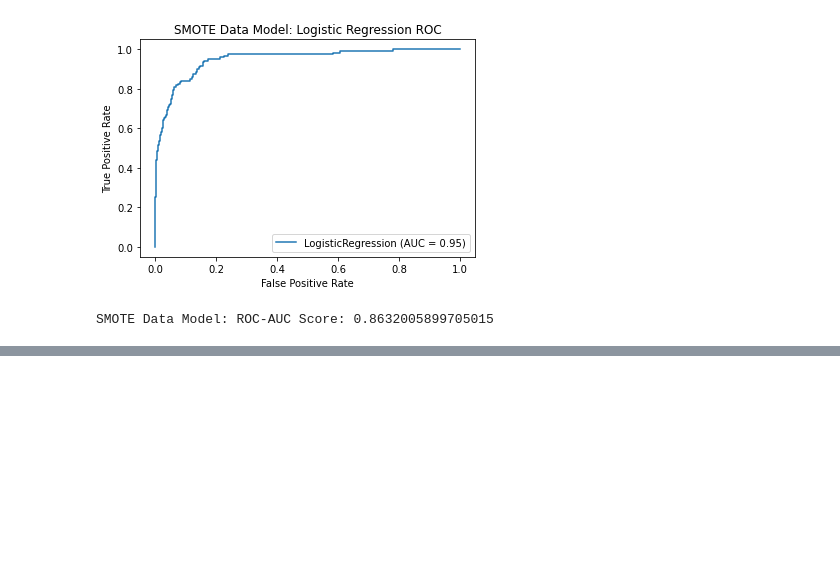
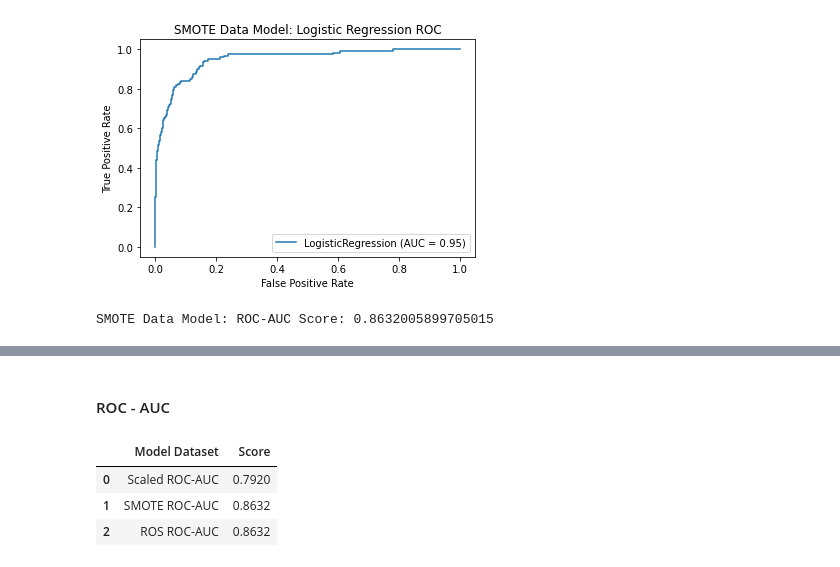
Before and after one commit to adgeli/Personal_Loan_Classification_Model, a Jupyter notebook: source code/Logistical Regression -musonda.ipynb, the cells around one changed output, grey strips where cells are left out. Saved outputs shown, nothing was run; the diff lists cells and outputs as text; code cells hidden in the pictures; blank space fills up the shorter version.

```diff
--- a/source code/Logistical Regression -musonda.ipynb
+++ b/source code/Logistical Regression -musonda.ipynb
@@ -385,0 +476,18 @@ SMOTE Data Model: ROC-AUC Score: 0.8632005899705015
+# %% [markdown]
+#### ROC - AUC
+# %%
+# Create the model ROC-AUC dataframe
+roc_auc_scores = pd.DataFrame({
+    "Model Dataset" : ["Scaled ROC-AUC",
+                       "SMOTE ROC-AUC",
+                       "ROS ROC-AUC"],
+    "Score" : [0.7920, 0.8632, 0.8632]
+})
+
+# Display the dataframe
+roc_auc_scores
+# %% [output]
+|  | Model Dataset | Score |
+| 0 | Scaled ROC-AUC | 0.7920 |
+| 1 | SMOTE ROC-AUC | 0.8632 |
+| 2 | ROS ROC-AUC | 0.8632 |
```
Also changed, not shown: parts of 19 cells of this notebook.
